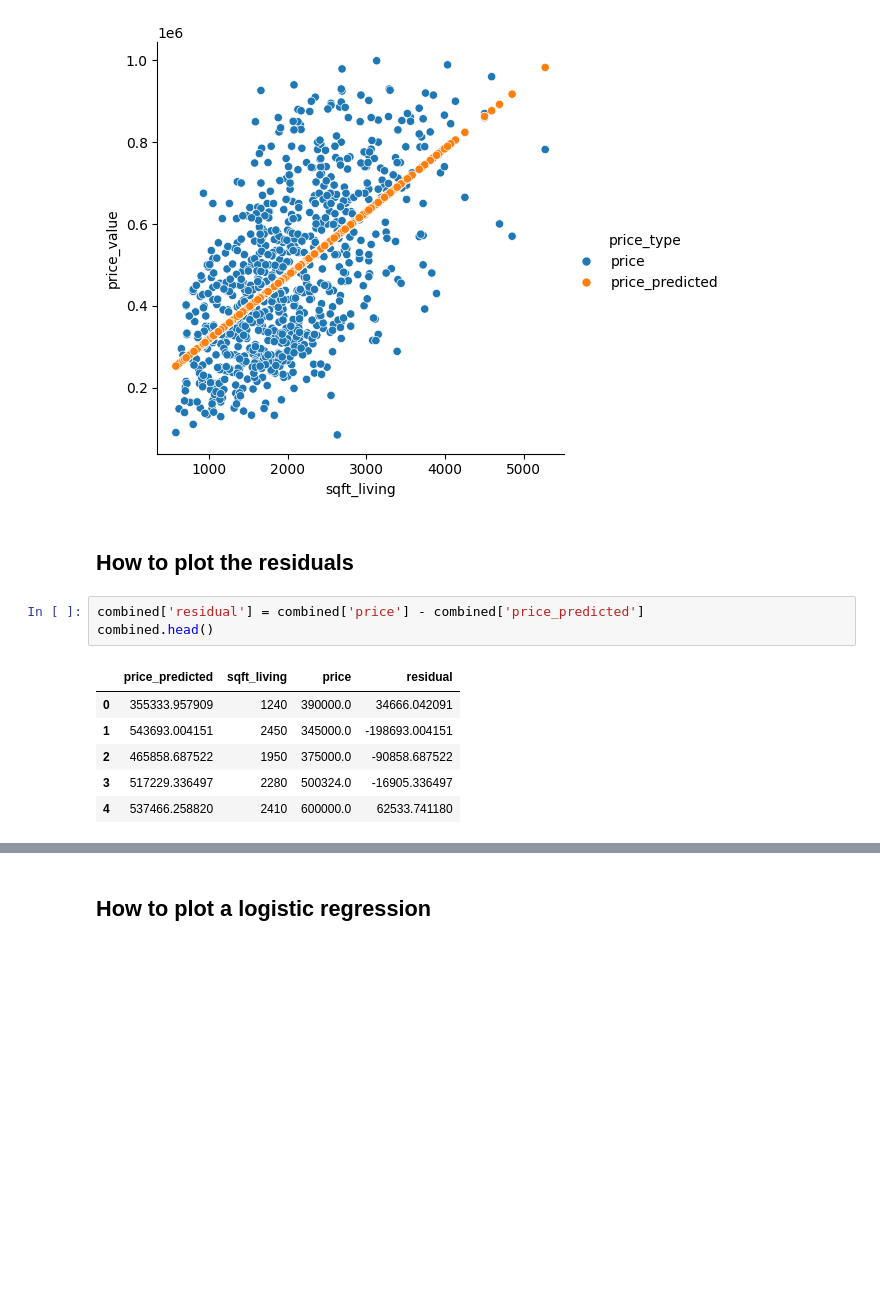
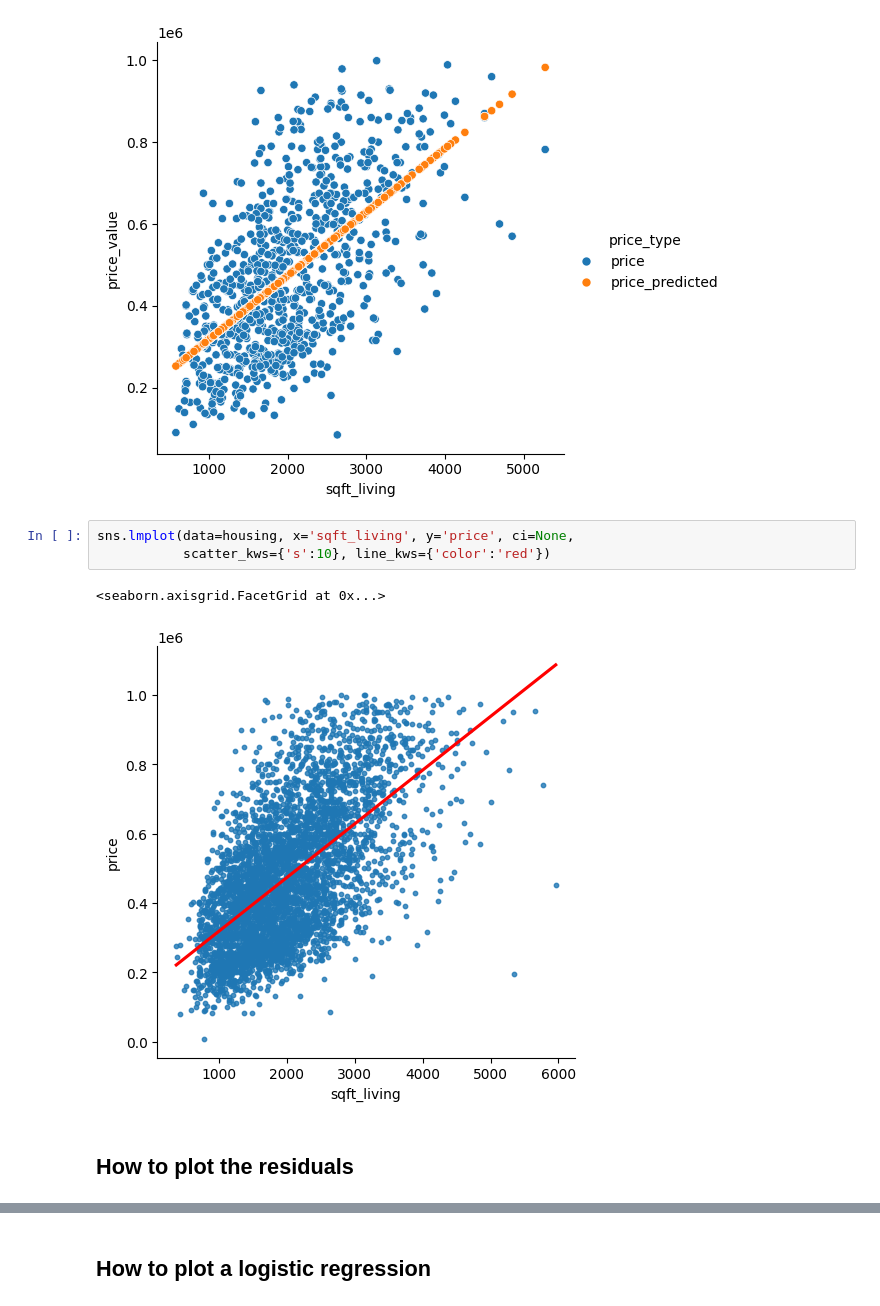
Before and after one commit to ncrowder/python, a Jupyter notebook: murach_data_analysis/class_demos/regression.ipynb, the cells around one changed output, grey strips where cells are left out. Drawn from its saved outputs; the diff is of its cells as text; blank space fills up the shorter version.

```diff
--- a/murach_data_analysis/class_demos/regression.ipynb
+++ b/murach_data_analysis/class_demos/regression.ipynb
@@ -230,15 +215,11 @@ sns.relplot(data=melted, x='sqft_living', y='price_value',
 # %% [output]
 <seaborn.axisgrid.FacetGrid at 0x...>
 [figure]
+# %%
+sns.lmplot(data=housing, x='sqft_living', y='price', ci=None,
+           scatter_kws={'s':10}, line_kws={'color':'red'})
+# %% [output]
+<seaborn.axisgrid.FacetGrid at 0x...>
+[figure, added]
 # %% [markdown]
 ## How to plot the residuals
-# %%
-combined['residual'] = combined['price'] - combined['price_predicted']
-combined.head()
-# %% [output]
-|  | price_predicted | sqft_living | price | residual |
-| 0 | 355333.957909 | 1240 | 390000.0 | 34666.042091 |
-| 1 | 543693.004151 | 2450 | 345000.0 | -198693.004151 |
-| 2 | 465858.687522 | 1950 | 375000.0 | -90858.687522 |
-| 3 | 517229.336497 | 2280 | 500324.0 | -16905.336497 |
-| 4 | 537466.258820 | 2410 | 600000.0 | 62533.741180 |
```
Also changed, not shown: parts of 28 cells of this notebook.
